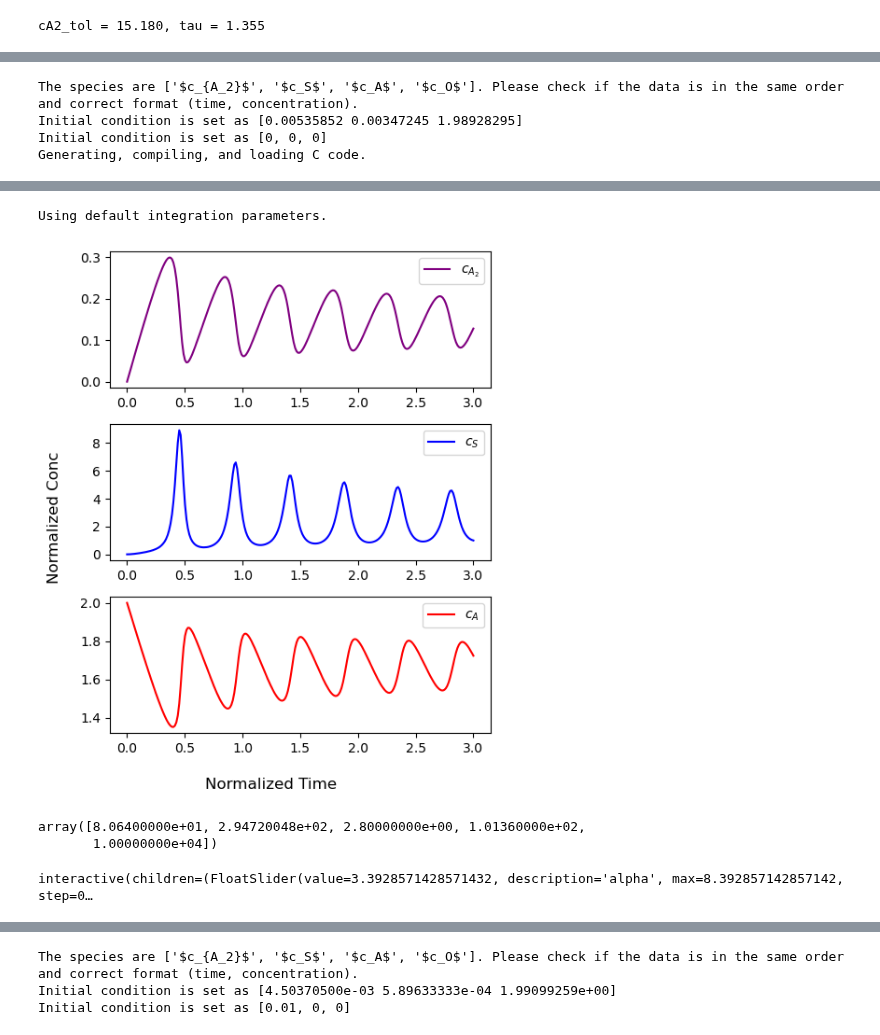
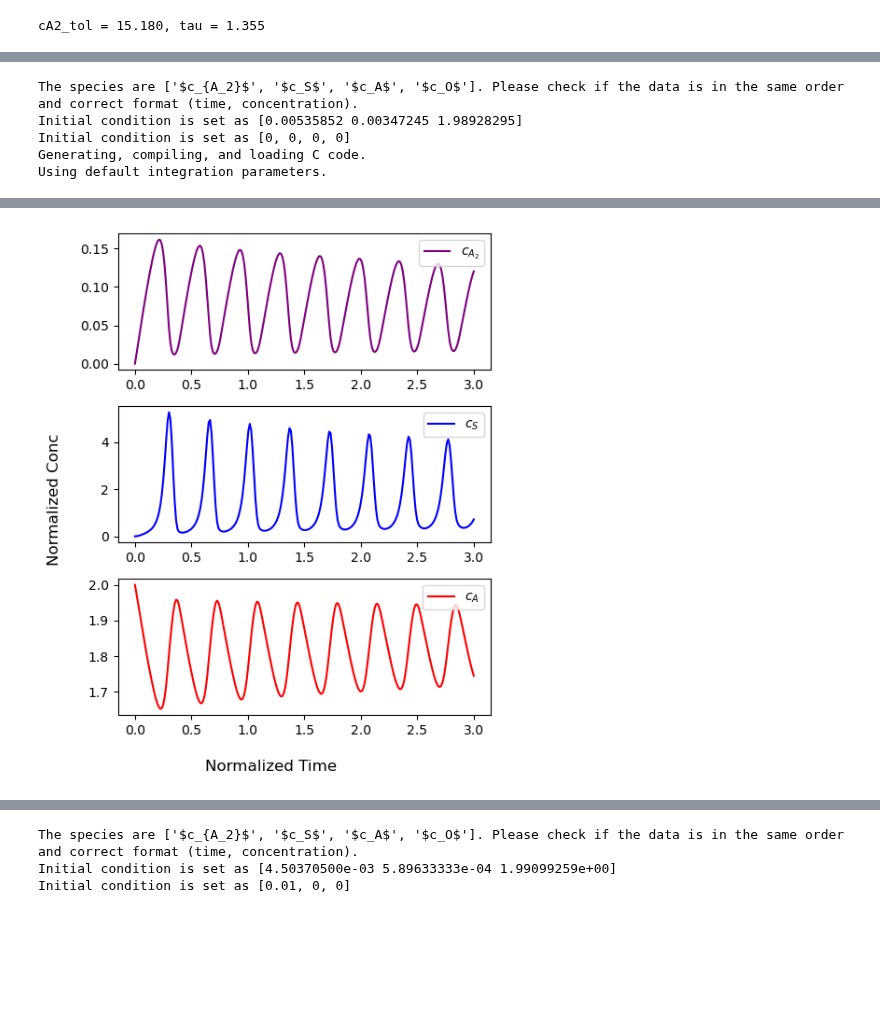
Before and after one commit to Zhiheng419/Chemical_Oscillation_Model, a Jupyter notebook: two_thiols.ipynb, the cells around one changed output, grey strips where cells are left out. Drawn from its saved outputs; the diff is of its cells as text; code cells hidden in the pictures; blank space fills up the shorter version.

```diff
--- a/two_thiols.ipynb
+++ b/two_thiols.ipynb
@@ -131,26 +134,26 @@ Using default integration parameters.
 # %%
 #C92 parameters
-rs_ac, rds_ac, rs, rds, ro = 38,   330 ,    4  ,   140, 1e4
-rs_ac, rds_ac, rs, rds, ro = 70,   350 ,    5  ,   180, 1e4
+rs_ac, rds_ac, rs, rds, ro, rm = 310, 415,  15, 370, 1e4, 1e4
 rext = 11.2
 lam, m = cmc_92/15, 2
-td1, td2 = 0.01, 0.03
+td1, td2 = 0.03, 0.03
 
 #Definition of the model
-alpha, beta, theta, phi, ep = rs_ac / rext, rds_ac / rext, rs / rext, rds / rext, ro / rext
-params2 = np.array([alpha, beta, theta, phi, ep])
+alpha, beta, theta, phi, ep, delta = rs_ac / rext, rds_ac / rext, rs / rext, rds / rext, ro / rext, rm / rext
+params2 = np.array([alpha, beta, theta, phi, ep, delta])
 consts2 = np.array([lam, m])
 delay = np.array([td1, td2])
 init_cond = np.array([0, 0, 0])
-delayed_C92 = delayed_oscillation(delayed_full_first_order, delay=delay, params=params2, consts=consts2, init_cond=init_cond)
+delayed_C92 = delayed_oscillation(delayed_full_4vars, delay=delay, params=params2, consts=consts2, init_cond=init_cond)
 delayed_C92.add_exp_data(df_c92LM)
 
 #The vars in the ODEs are cA2, cS, cO. Which is different from the experiment data. The initial conditions are set manually.
-delayed_C92.set_init_cond([0, 0, 0])
+delayed_C92.set_init_cond([0, 0, 0, 0])
 
 fig_92, axes_92 = delayed_C92.plot(nvars=3, t=3)
 # %% [output]
 The species are ['$c_{A_2}$', '$c_S$', '$c_A$', '$c_O$']. Please check if the data is in the same order and correct format (time, concentration).
 Initial condition is set as [0.00535852 0.00347245 1.98928295]
-Initial condition is set as [0, 0, 0]
+Initial condition is set as [0, 0, 0, 0]
 Generating, compiling, and loading C code.
+Using default integration parameters.
@@ -159,12 +160,2 @@ ld: warning: duplicate -rpath '/Users/zhihengzhang/anaconda3/lib' ignored
-Using default integration parameters.
-[figure, old version]
+[figure, new version]
-# %%
-np.array([7.2, 26.31429, 0.25, 9.05, 892.8571428571429])*11.2
-# %% [output]
-array([8.06400000e+01, 2.94720048e+02, 2.80000000e+00, 1.01360000e+02,
-       1.00000000e+04])
-# %%
-delayed_C92.interactive_plot(exp=True)
-# %% [output]
-interactive(children=(FloatSlider(value=3.3928571428571432, description='alpha', max=8.392857142857142, step=0…
 # %%
```
Also changed, not shown: parts of 7 cells of this notebook, 1 other file.
